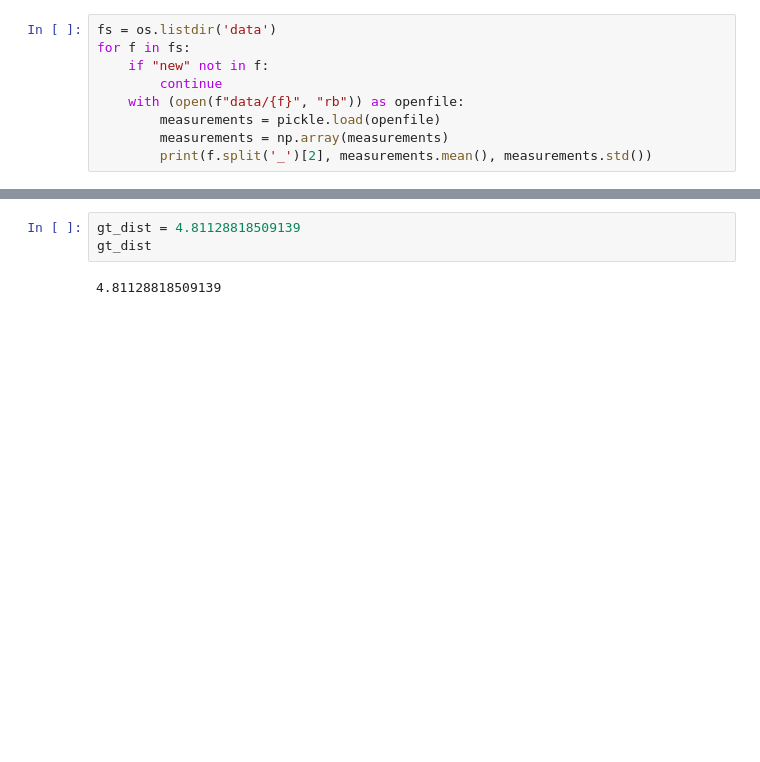
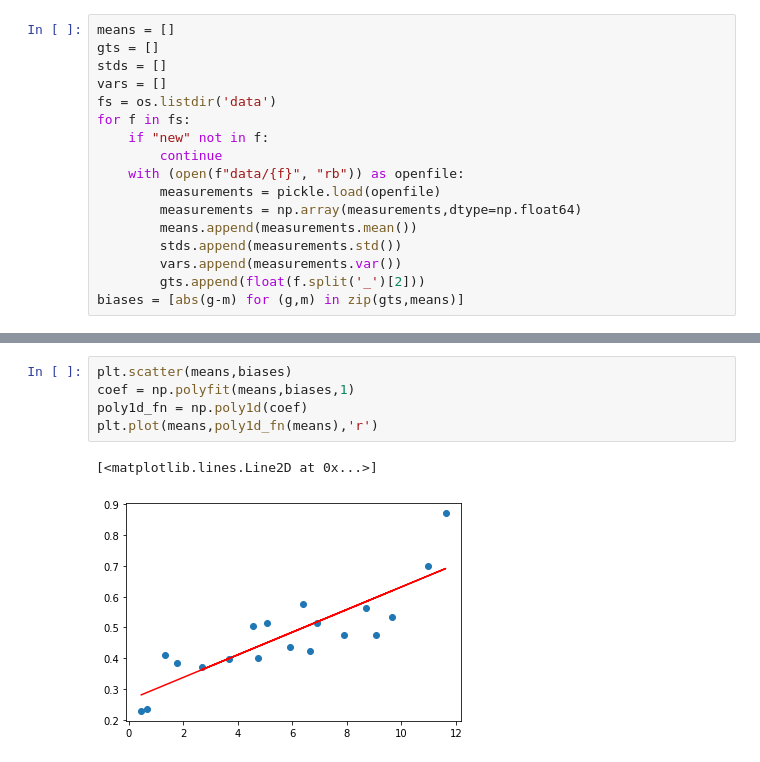
Before and after one commit to simutisernestas/rfloc, a Jupyter notebook: var_est.ipynb, the cells around one changed output, grey strips where cells are left out. Cells and saved outputs as stored; diff of their text form; blank space fills up the shorter version.

Commit message:
plot variance data

```diff
--- a/var_est.ipynb
+++ b/var_est.ipynb
@@ -5,9 +7,17 @@ import os
 # %%
+means = []
+gts = []
+stds = []
+vars = []
 fs = os.listdir('data')
 for f in fs:
     if "new" not in f:
         continue
     with (open(f"data/{f}", "rb")) as openfile:
         measurements = pickle.load(openfile)
-        measurements = np.array(measurements)
-        print(f.split('_')[2], measurements.mean(), measurements.std())
+        measurements = np.array(measurements,dtype=np.float64)
+        means.append(measurements.mean())
+        stds.append(measurements.std())
+        vars.append(measurements.var())
+        gts.append(float(f.split('_')[2]))
+biases = [abs(g-m) for (g,m) in zip(gts,means)]
@@ -38,5 +40,8 @@ measurements.mean(), measurements.var(), measurements.std()
-# %%
-gt_dist = 4.81128818509139
-gt_dist
-# %% [output]
-4.81128818509139
+# %%
+plt.scatter(means,biases)
+coef = np.polyfit(means,biases,1)
+poly1d_fn = np.poly1d(coef)
+plt.plot(means,poly1d_fn(means),'r')
+# %% [output]
+[<matplotlib.lines.Line2D at 0x...>]
+[figure, added]
```
Also changed, not shown: parts of 6 cells of this notebook.
